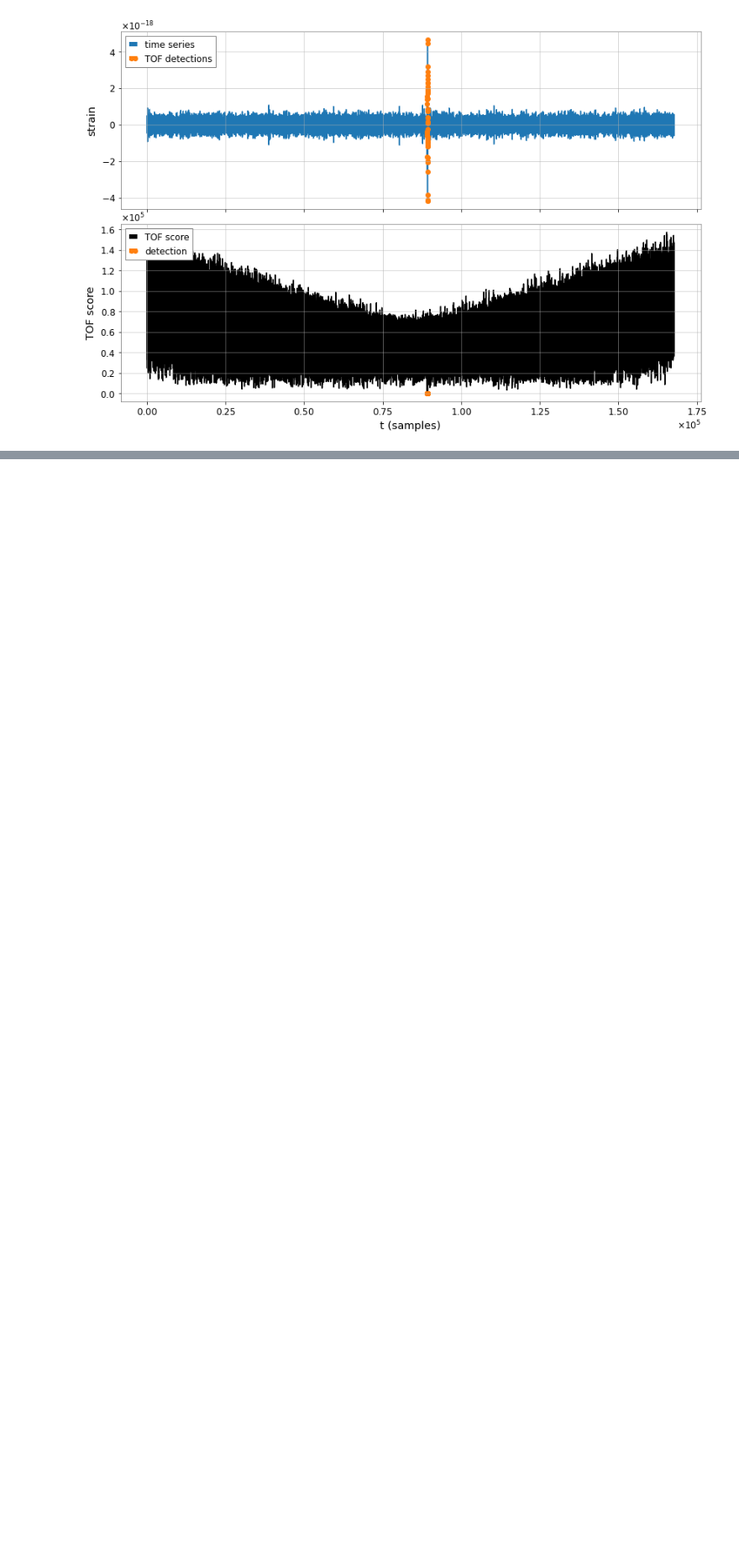
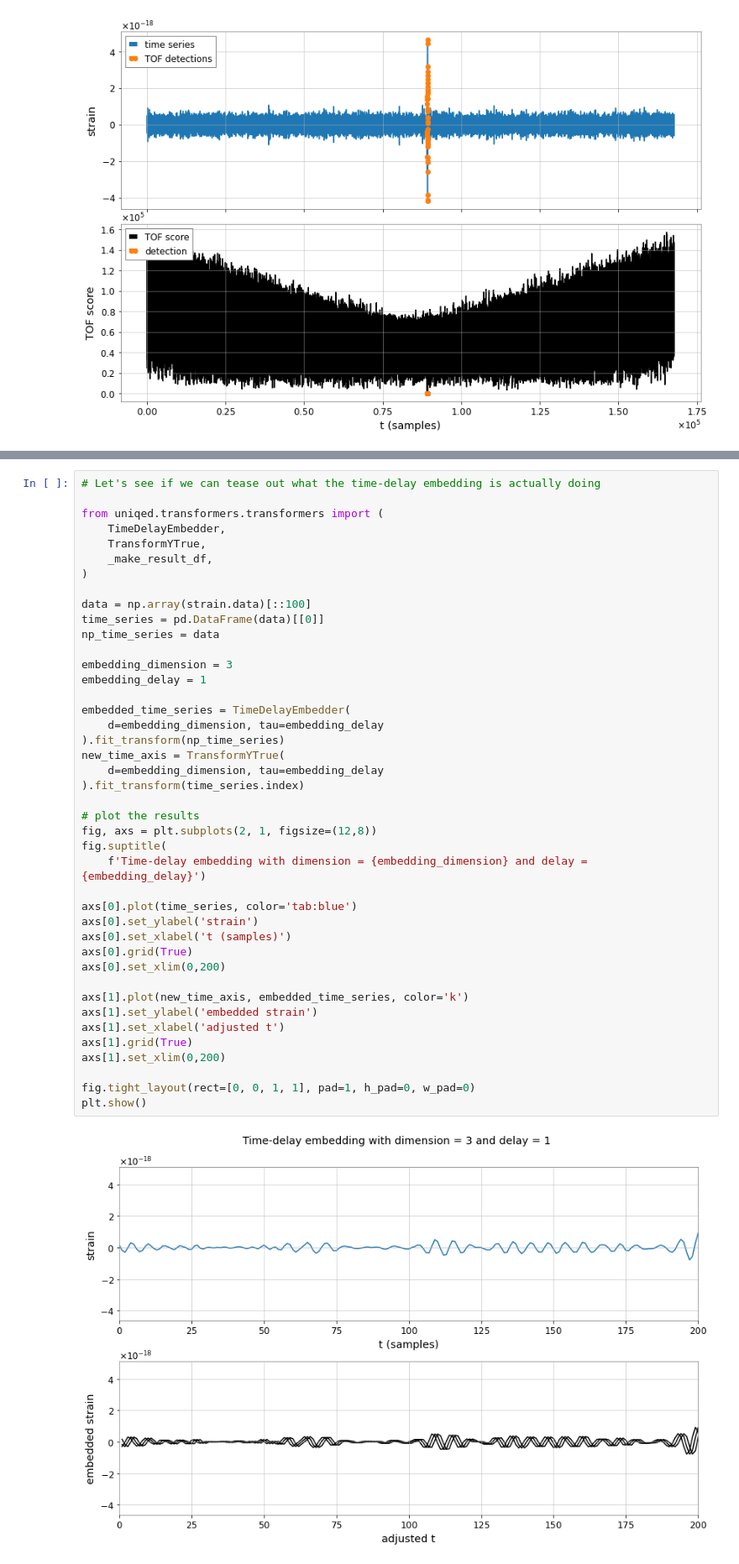
Before and after one commit to JulianZDing/LOFscratch, a Jupyter notebook: uniqed TOF experiments.ipynb, the cells around one changed output, grey strips where cells are left out. Shown at 84% size. Drawn from its saved outputs; the diff is of its cells as text; blank space fills up the shorter version.

```diff
--- a/uniqed TOF experiments.ipynb
+++ b/uniqed TOF experiments.ipynb
@@ -70,0 +71,44 @@ plt.show()
+# %%
+# Let's see if we can tease out what the time-delay embedding is actually doing
+
+from uniqed.transformers.transformers import (
+    TimeDelayEmbedder,
+    TransformYTrue,
+    _make_result_df,
+)
+
+data = np.array(strain.data)[::100]
+time_series = pd.DataFrame(data)[[0]]
+np_time_series = data
+
+embedding_dimension = 3
+embedding_delay = 1
+
+embedded_time_series = TimeDelayEmbedder(
+    d=embedding_dimension, tau=embedding_delay
+).fit_transform(np_time_series)
+new_time_axis = TransformYTrue(
+    d=embedding_dimension, tau=embedding_delay
+).fit_transform(time_series.index)
+
+# plot the results
+fig, axs = plt.subplots(2, 1, figsize=(12,8))
+fig.suptitle(
+    f'Time-delay embedding with dimension = {embedding_dimension} and delay = {embedding_delay}')
+
+axs[0].plot(time_series, color='tab:blue')
+axs[0].set_ylabel('strain')
+axs[0].set_xlabel('t (samples)')
+axs[0].grid(True)
+axs[0].set_xlim(0,200)
+
+axs[1].plot(new_time_axis, embedded_time_series, color='k')
+axs[1].set_ylabel('embedded strain')
+axs[1].set_xlabel('adjusted t')
+axs[1].grid(True)
+axs[1].set_xlim(0,200)
+
+fig.tight_layout(rect=[0, 0, 1, 1], pad=1, h_pad=0, w_pad=0)
+plt.show()
+# %% [output]
+[figure, added]
```
Also changed, not shown: parts of 2 cells of this notebook.
